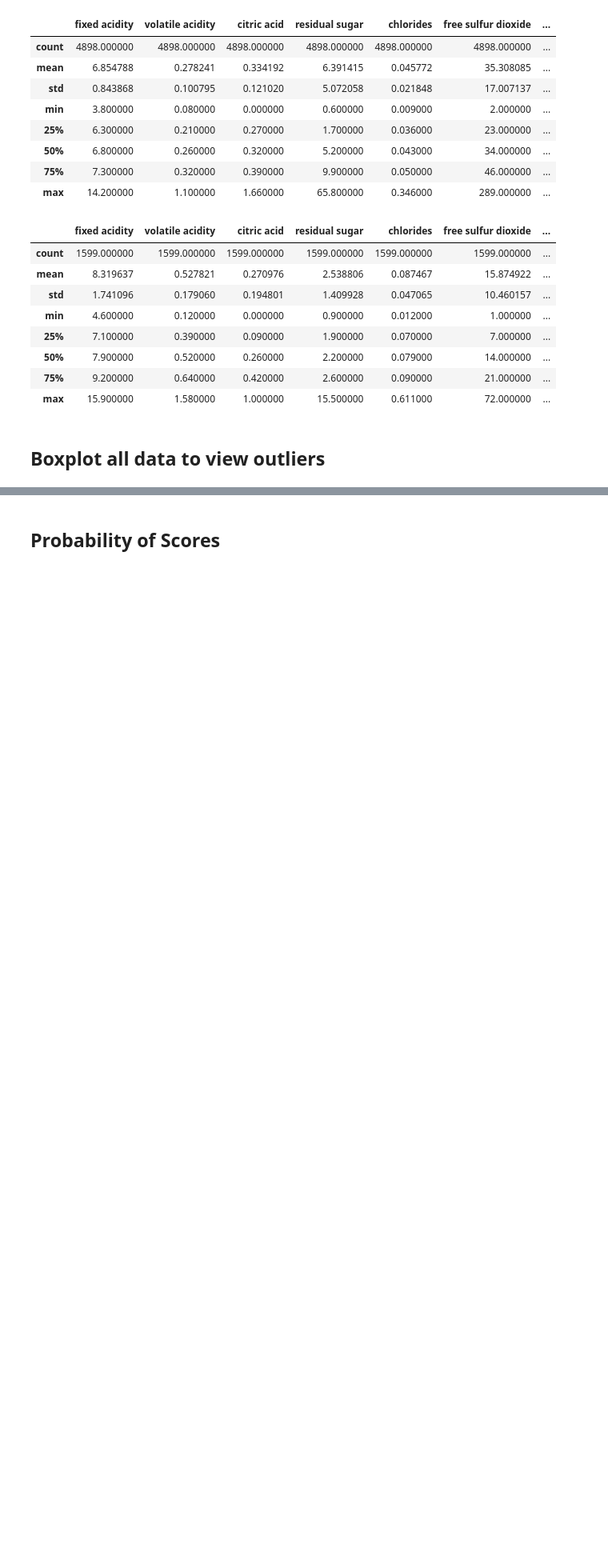
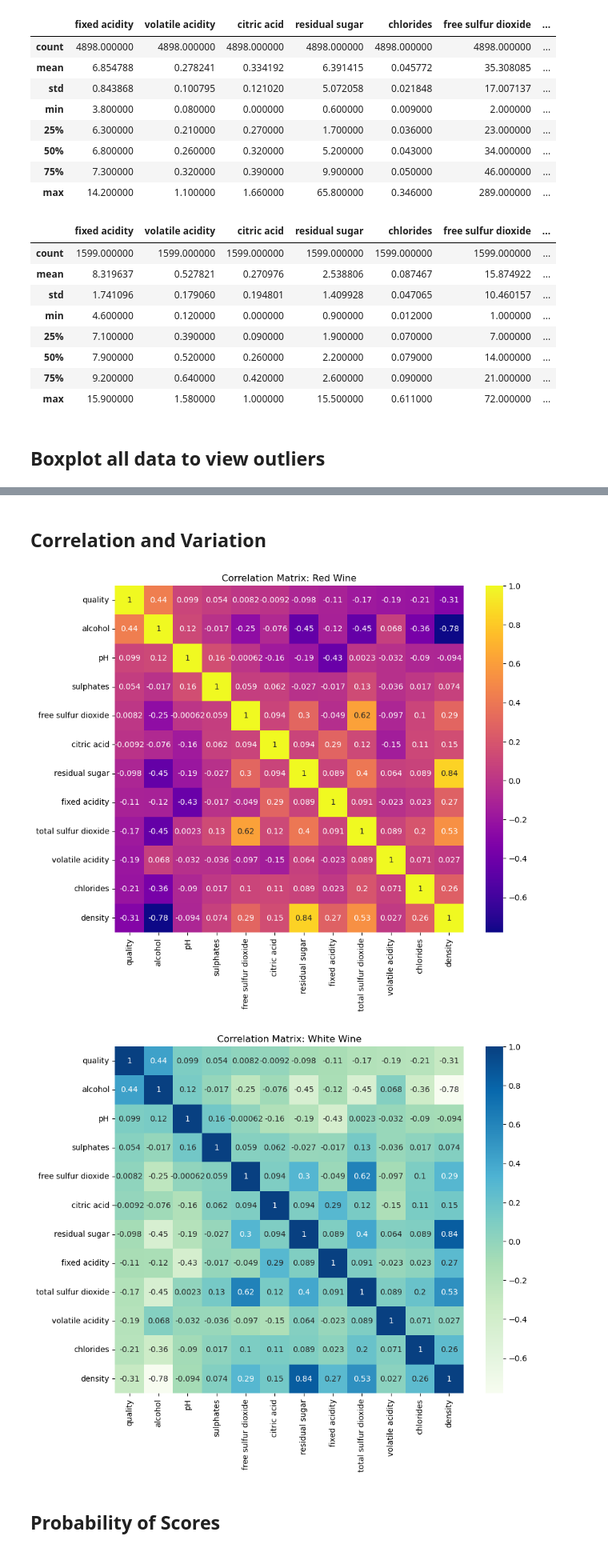
Before and after one commit to Triple-A-AAI520/AAI-520_Group3_Final_Project, a Jupyter notebook: JupyterNotebook/AAI-500_Team4_Final.ipynb, the cells around one changed output, grey strips where cells are left out. Shown at 80% size. Drawn from its saved outputs; the diff is of its cells as text; code cells hidden in the pictures; blank space fills up the shorter version.

```diff
--- a/JupyterNotebook/AAI-500_Team4_Final.ipynb
+++ b/JupyterNotebook/AAI-500_Team4_Final.ipynb
@@ -82,3 +84,18 @@ BoxPlots White Wine
+# %% [markdown]
+## Correlation and Variation
+# %%
+def createCorrMatr(df, df_str, color):
+    cols_df = df.corr().nlargest(len(columns), 'quality')['quality'].index
+    correl = wine_white[cols_r].corr()
+    plt.figure(figsize=(10,8))
+    plt.title(f"Correlation Matrix: {df_str}")
+    sns.heatmap(cm, annot=True, cmap = color)
+
+createCorrMatr(wine_red, 'Red Wine', 'plasma')
+createCorrMatr(wine_white, 'White Wine', 'GnBu')
+# %% [output]
+[figure, added]
+[figure, added]
 # %% [markdown]
 ## Probability of Scores
 # %%
```
Also changed, not shown: parts of 15 cells of this notebook.
